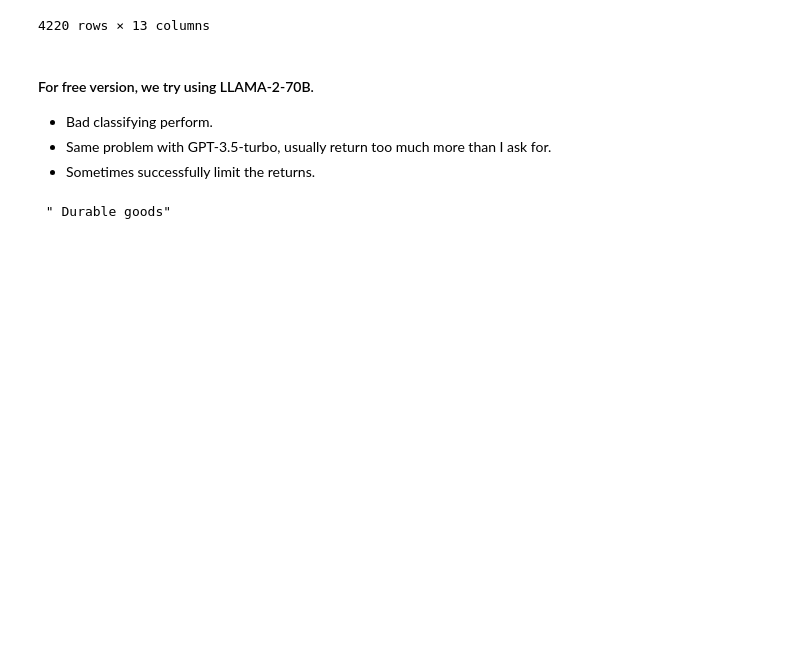
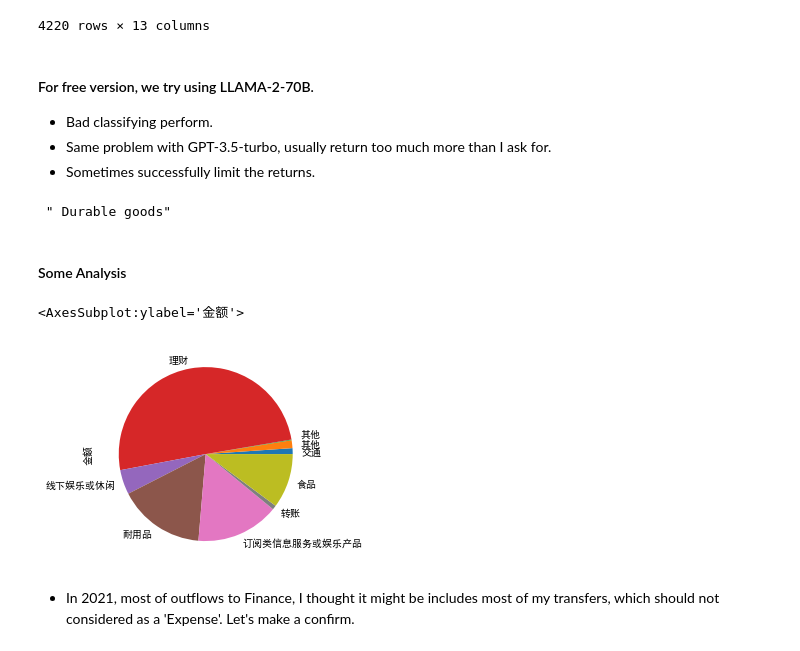
Before and after one commit to zion-yow/Accounts, a Jupyter notebook: test.ipynb, the cells around one changed output. Drawn from its saved outputs; the diff is of its cells as text; code cells hidden in the pictures; blank space fills up the shorter version.

Commit message:
Most of expense on finance?

```diff
--- a/test.ipynb
+++ b/test.ipynb
@@ -271,3 +271,22 @@ for item in output:
     print(item, end="")
 # %% [output]
  " Durable goods"
+# %% [markdown]
+#### Some Analysis
+# %%
+import warnings
+warnings.filterwarnings('ignore')
+import matplotlib.pyplot as plt
+plt.rcParams['font.sans-serif']=['SimHei'] #用来正常显示中文标签
+plt.rcParams['axes.unicode_minus']=False #用来正常显示负号
+# %%
+cated_bill = pd.read_excel('CateFinishedBill.xlsx')
+# %%
+cated_bill2021 = cated_bill[(cated_bill['交易时间']>='2021-01-01')&(cated_bill['交易时间']<'2022-01-01')]
+cated_bill2021.groupby('cate')['金额'].sum()
+cated_bill2021.groupby('cate')['金额'].sum().plot(kind='pie')
+# %% [output]
+<AxesSubplot:ylabel='金额'>
+[figure, added]
+# %% [markdown]
+- In 2021, most of outflows to Finance, I thought it might be includes most of my transfers, which should not considered as a 'Expense'. Let's make a confirm.
```
Also changed, not shown: parts of 3 cells of this notebook, 1 other file.
